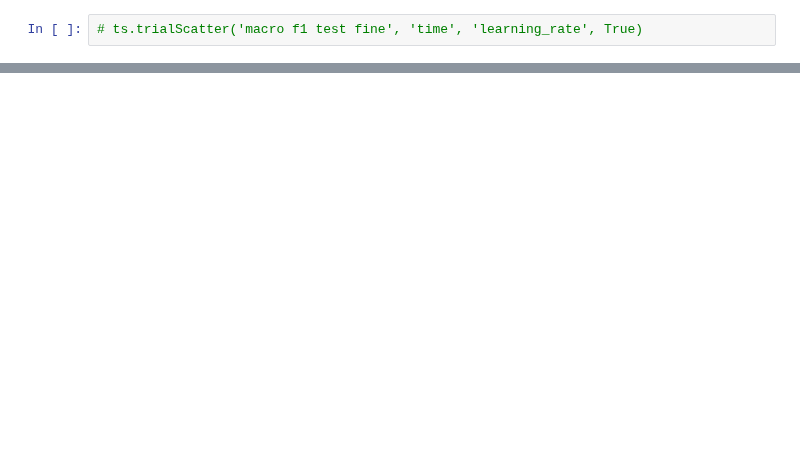
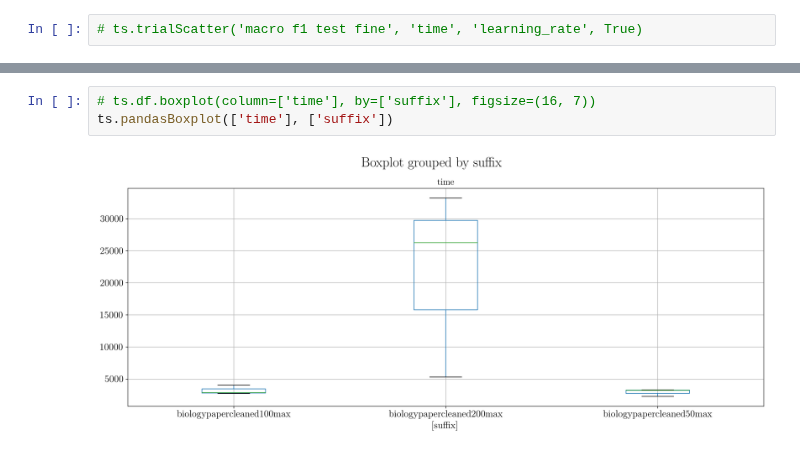
Before and after one commit to elhamod/HGNN, a Jupyter notebook: HGNN/analyse/Analyze experiments.ipynb, the cells around one changed output, grey strips where cells are left out. Saved outputs shown, nothing was run; the diff lists cells and outputs as text; blank space fills up the shorter version.

```diff
--- a/HGNN/analyse/Analyze experiments.ipynb
+++ b/HGNN/analyse/Analyze experiments.ipynb
@@ -143,0 +200,5 @@ ts.trialScatter('macro f1 validation fine', 'macro f1 test fine', 'link_layer',
+# %%
+# ts.df.boxplot(column=['time'], by=['suffix'], figsize=(16, 7))
+ts.pandasBoxplot(['time'], ['suffix'])
+# %% [output]
+[figure, added]
```
Also changed, not shown: parts of 10 cells of this notebook, 4 other files.
